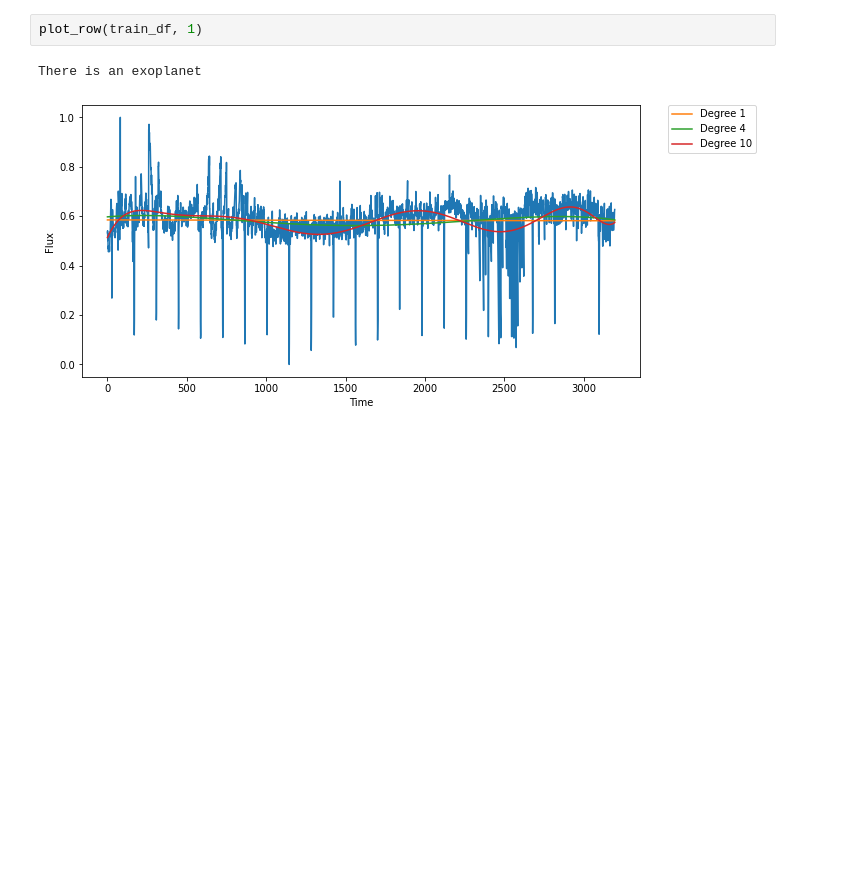
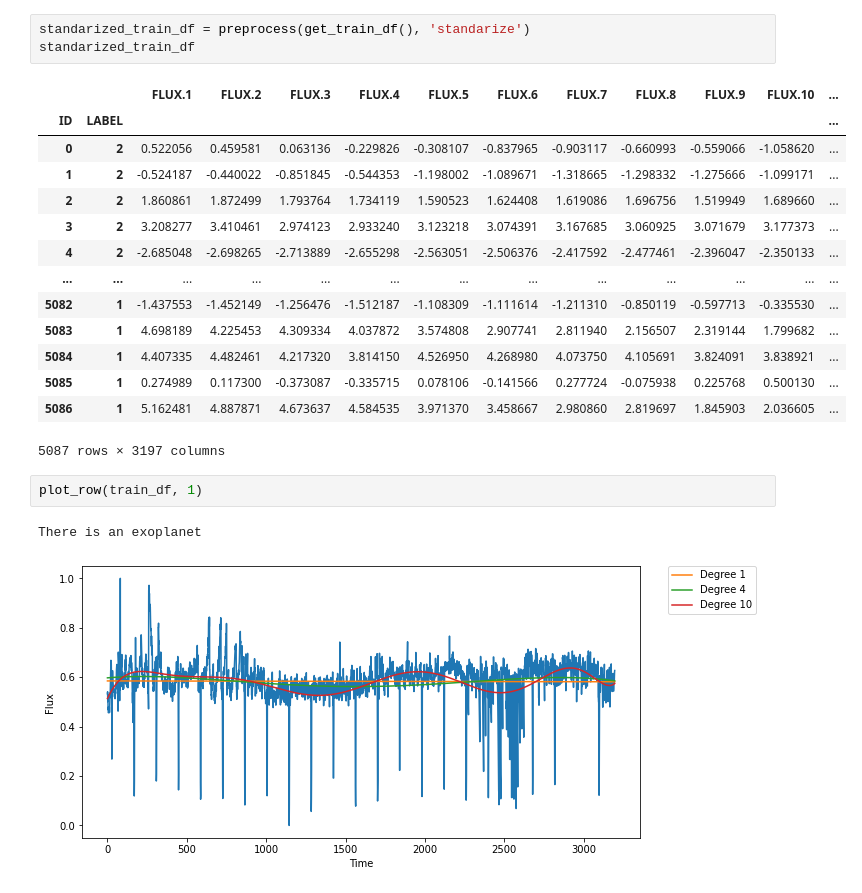
Before and after one commit to DZAlpha/ExoplanetHunting, a Jupyter notebook: exoplanets_hunting.ipynb, the cells around one changed output. Drawn from its saved outputs; the diff is of its cells as text; blank space fills up the shorter version.

```diff
--- a/exoplanets_hunting.ipynb
+++ b/exoplanets_hunting.ipynb
@@ -33,3 +48,21 @@ test_df.head()
+# %%
+standarized_train_df = preprocess(get_train_df(), 'standarize')
+standarized_train_df
+# %% [output]
+|  |  | FLUX.1 | FLUX.2 | FLUX.3 | FLUX.4 | FLUX.5 | FLUX.6 | FLUX.7 | FLUX.8 | FLUX.9 | FLUX.10 | ... |
+| ID | LABEL |  |  |  |  |  |  |  |  |  |  | ... |
+| 0 | 2 | 0.522056 | 0.459581 | 0.063136 | -0.229826 | -0.308107 | -0.837965 | -0.903117 | -0.660993 | -0.559066 | -1.058620 | ... |
+| 1 | 2 | -0.524187 | -0.440022 | -0.851845 | -0.544353 | -1.198002 | -1.089671 | -1.318665 | -1.298332 | -1.275666 | -1.099171 | ... |
+| 2 | 2 | 1.860861 | 1.872499 | 1.793764 | 1.734119 | 1.590523 | 1.624408 | 1.619086 | 1.696756 | 1.519949 | 1.689660 | ... |
+| 3 | 2 | 3.208277 | 3.410461 | 2.974123 | 2.933240 | 3.123218 | 3.074391 | 3.167685 | 3.060925 | 3.071679 | 3.177373 | ... |
+| 4 | 2 | -2.685048 | -2.698265 | -2.713889 | -2.655298 | -2.563051 | -2.506376 | -2.417592 | -2.477461 | -2.396047 | -2.350133 | ... |
+| ... | ... | ... | ... | ... | ... | ... | ... | ... | ... | ... | ... | ... |
+| 5082 | 1 | -1.437553 | -1.452149 | -1.256476 | -1.512187 | -1.108309 | -1.111614 | -1.211310 | -0.850119 | -0.597713 | -0.335530 | ... |
+| 5083 | 1 | 4.698189 | 4.225453 | 4.309334 | 4.037872 | 3.574808 | 2.907741 | 2.811940 | 2.156507 | 2.319144 | 1.799682 | ... |
+| 5084 | 1 | 4.407335 | 4.482461 | 4.217320 | 3.814150 | 4.526950 | 4.268980 | 4.073750 | 4.105691 | 3.824091 | 3.838921 | ... |
+| 5085 | 1 | 0.274989 | 0.117300 | -0.373087 | -0.335715 | 0.078106 | -0.141566 | 0.277724 | -0.075938 | 0.225768 | 0.500130 | ... |
+| 5086 | 1 | 5.162481 | 4.887871 | 4.673637 | 4.584535 | 3.971370 | 3.458667 | 2.980860 | 2.819697 | 1.845903 | 2.036605 | ... |
+5087 rows × 3197 columns
 # %%
 plot_row(train_df, 1)
 # %% [output]
```
Also changed, not shown: parts of 5 cells of this notebook, 3 other files.
